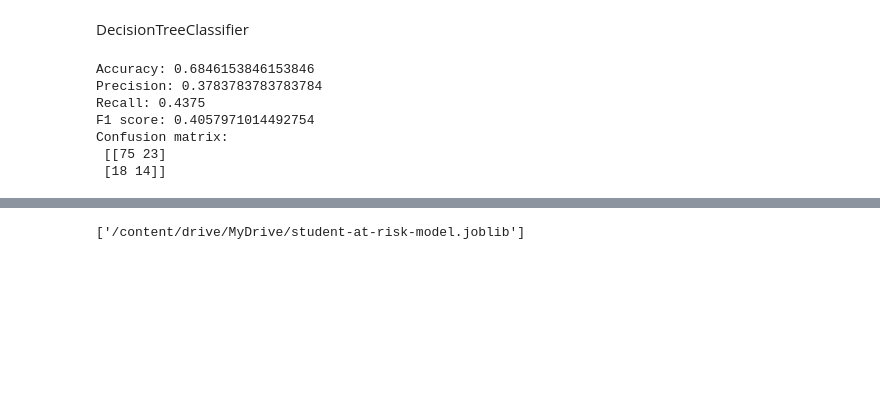
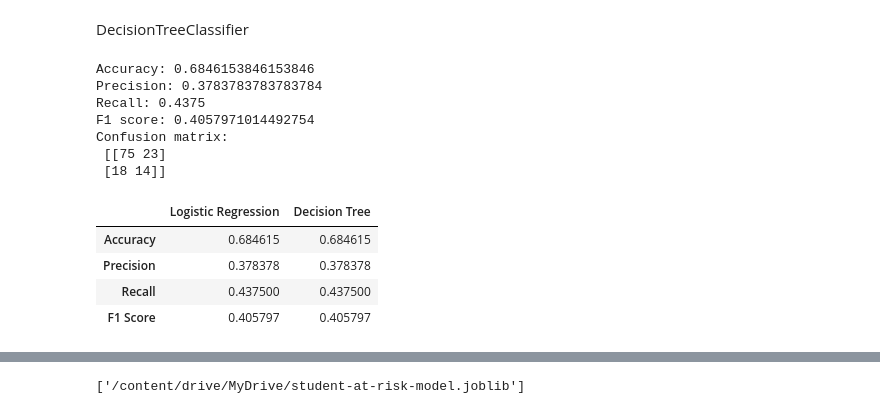
Before and after one commit to maida-xaashi/Bile-Initiative, a Jupyter notebook: Untitled2.ipynb, the cells around one changed output, grey strips where cells are left out. Saved outputs shown, nothing was run; the diff lists cells and outputs as text; code cells hidden in the pictures; blank space fills up the shorter version.

```diff
--- a/Untitled2.ipynb
+++ b/Untitled2.ipynb
@@ -162,3 +162,26 @@ F1 score: 0.4057971014492754
 Confusion matrix:
  [[75 23]
  [18 14]]
+# %%
+comparison = pd.DataFrame({
+    "Logistic Regression": [
+        accuracy_score(y_test, y_pred),
+        precision_score(y_test, y_pred),
+        recall_score(y_test, y_pred),
+        f1_score(y_test, y_pred)
+    ],
+    "Decision Tree": [
+        accuracy_score(y_test, y_pred),
+        precision_score(y_test, y_pred),
+        recall_score(y_test, y_pred),
+        f1_score(y_test, y_pred)
+    ]
+}, index=["Accuracy", "Precision", "Recall", "F1 Score"])
+
+comparison
+# %% [output]
+|  | Logistic Regression | Decision Tree |
+| Accuracy | 0.684615 | 0.684615 |
+| Precision | 0.378378 | 0.378378 |
+| Recall | 0.437500 | 0.437500 |
+| F1 Score | 0.405797 | 0.405797 |
```
Also changed, not shown: parts of 3 cells of this notebook.
